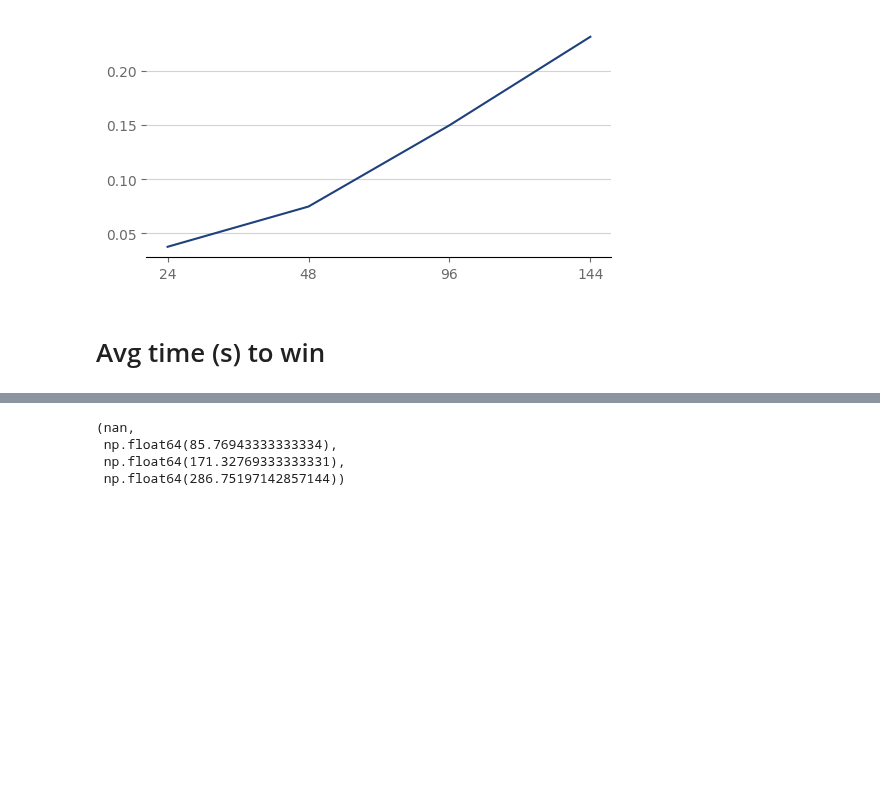
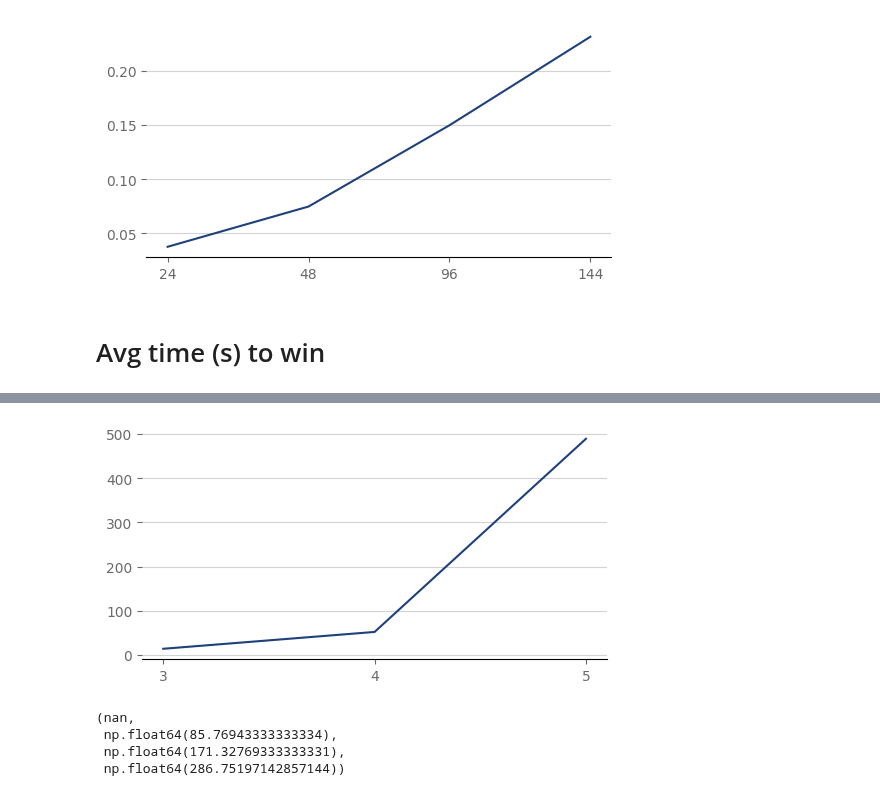
Before and after one commit to PSU-AI801-Group1-Fall-2024/2048-experiments, a Jupyter notebook: data-synthensis.ipynb, the cells around one changed output, grey strips where cells are left out. Drawn from its saved outputs; the diff is of its cells as text; code cells hidden in the pictures; blank space fills up the shorter version.

```diff
--- a/data-synthensis.ipynb
+++ b/data-synthensis.ipynb
@@ -286,3 +285,15 @@ line_plot(x, y)
+# %%
+x = [2, 3, 4, 5]
+y = [
+    won(df_expectimax_2)['Time (s)'].mean(),
+    won(df_expectimax_3)['Time (s)'].mean(),
+    won(df_expectimax_4)['Time (s)'].mean(),
+    won(df_expectimax_5)['Time (s)'].mean(),
+]
+
+line_plot(x, y)
+# %% [output]
+[figure, added]
 # %%
 (
     won(df_mcts_24)['Time (s)'].mean(),
```
Also changed, not shown: parts of 12 cells of this notebook, 1 other file.
